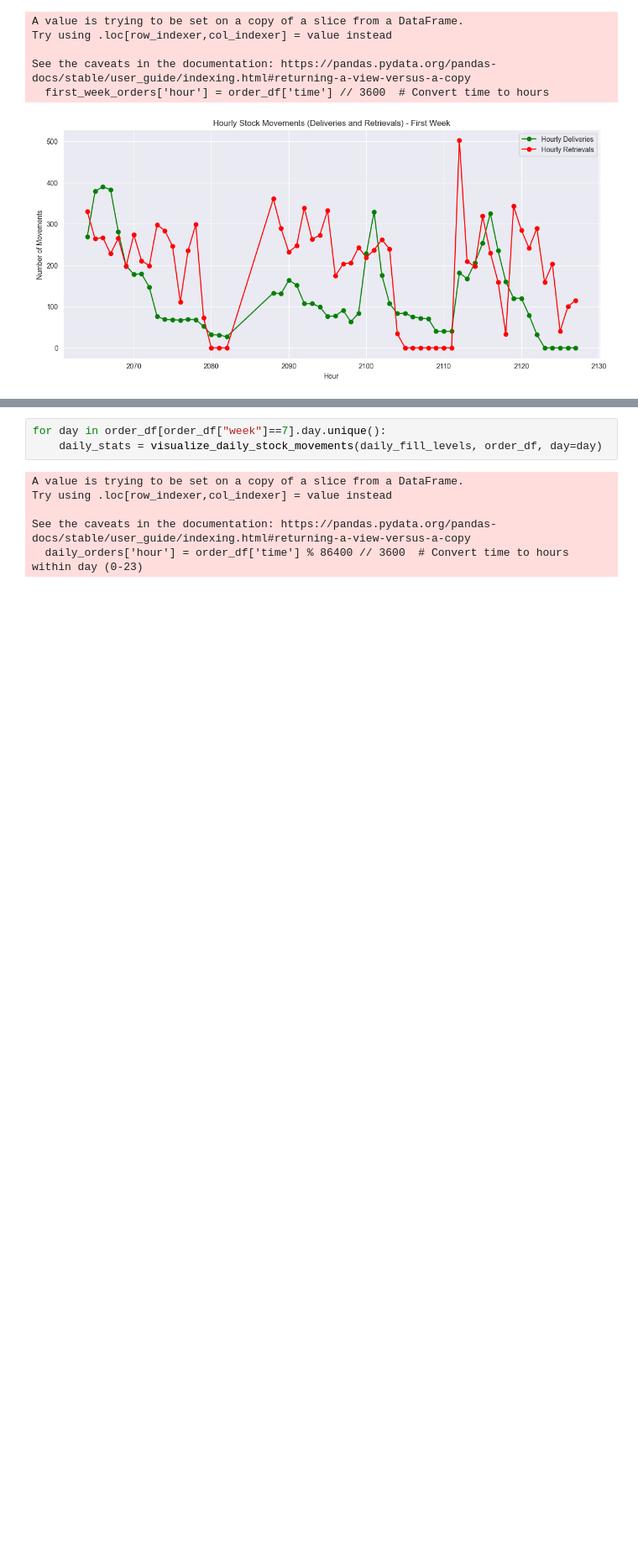
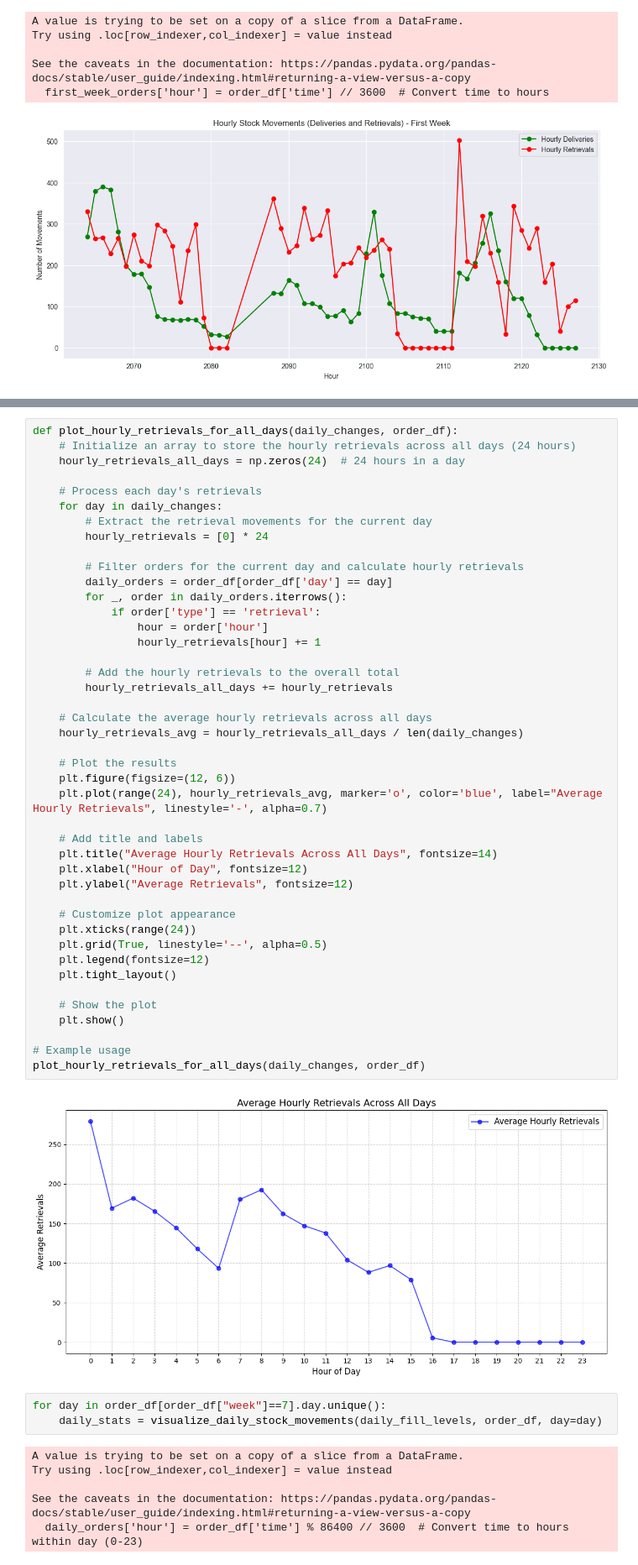
Before and after one commit to j4n1k/slapstack-battery-management, a Jupyter notebook: experiments/layout.ipynb, the cells around one changed output, grey strips where cells are left out. Shown at 84% size. Saved outputs shown, nothing was run; the diff lists cells and outputs as text; blank space fills up the shorter version.

```diff
--- a/experiments/layout.ipynb
+++ b/experiments/layout.ipynb
@@ -456,3 +323,48 @@ daily_stats = visualize_daily_stock_movements(daily_fill_levels, order_df, day=0
+# %%
+def plot_hourly_retrievals_for_all_days(daily_changes, order_df):
+    # Initialize an array to store the hourly retrievals across all days (24 hours)
+    hourly_retrievals_all_days = np.zeros(24)  # 24 hours in a day
+
+    # Process each day's retrievals
+    for day in daily_changes:
+        # Extract the retrieval movements for the current day
+        hourly_retrievals = [0] * 24
+
+        # Filter orders for the current day and calculate hourly retrievals
+        daily_orders = order_df[order_df['day'] == day]
+        for _, order in daily_orders.iterrows():
+            if order['type'] == 'retrieval':
+                hour = order['hour']
+                hourly_retrievals[hour] += 1
+
+        # Add the hourly retrievals to the overall total
+        hourly_retrievals_all_days += hourly_retrievals
+
+    # Calculate the average hourly retrievals across all days
+    hourly_retrievals_avg = hourly_retrievals_all_days / len(daily_changes)
+
+    # Plot the results
+    plt.figure(figsize=(12, 6))
+    plt.plot(range(24), hourly_retrievals_avg, marker='o', color='blue', label="Average Hourly Retrievals", linestyle='-', alpha=0.7)
+
+    # Add title and labels
+    plt.title("Average Hourly Retrievals Across All Days", fontsize=14)
+    plt.xlabel("Hour of Day", fontsize=12)
+    plt.ylabel("Average Retrievals", fontsize=12)
+
+    # Customize plot appearance
+    plt.xticks(range(24))
+    plt.grid(True, linestyle='--', alpha=0.5)
+    plt.legend(fontsize=12)
+    plt.tight_layout()
+
+    # Show the plot
+    plt.show()
+
+# Example usage
+plot_hourly_retrievals_for_all_days(daily_changes, order_df)
+# %% [output]
+[figure, added]
 # %%
 for day in order_df[order_df["week"]==7].day.unique():
     daily_stats = visualize_daily_stock_movements(daily_fill_levels, order_df, day=day)
```
Also changed, not shown: parts of 19 cells of this notebook, 18 other files.
